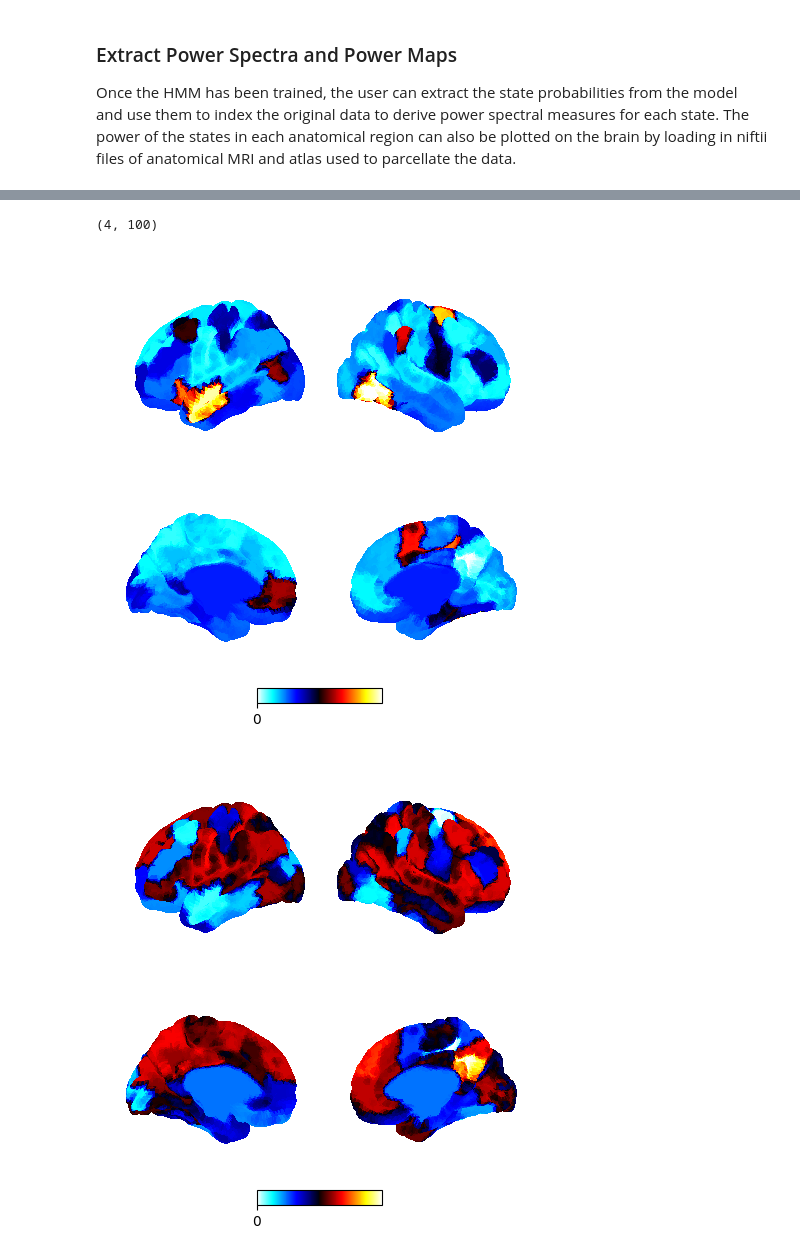
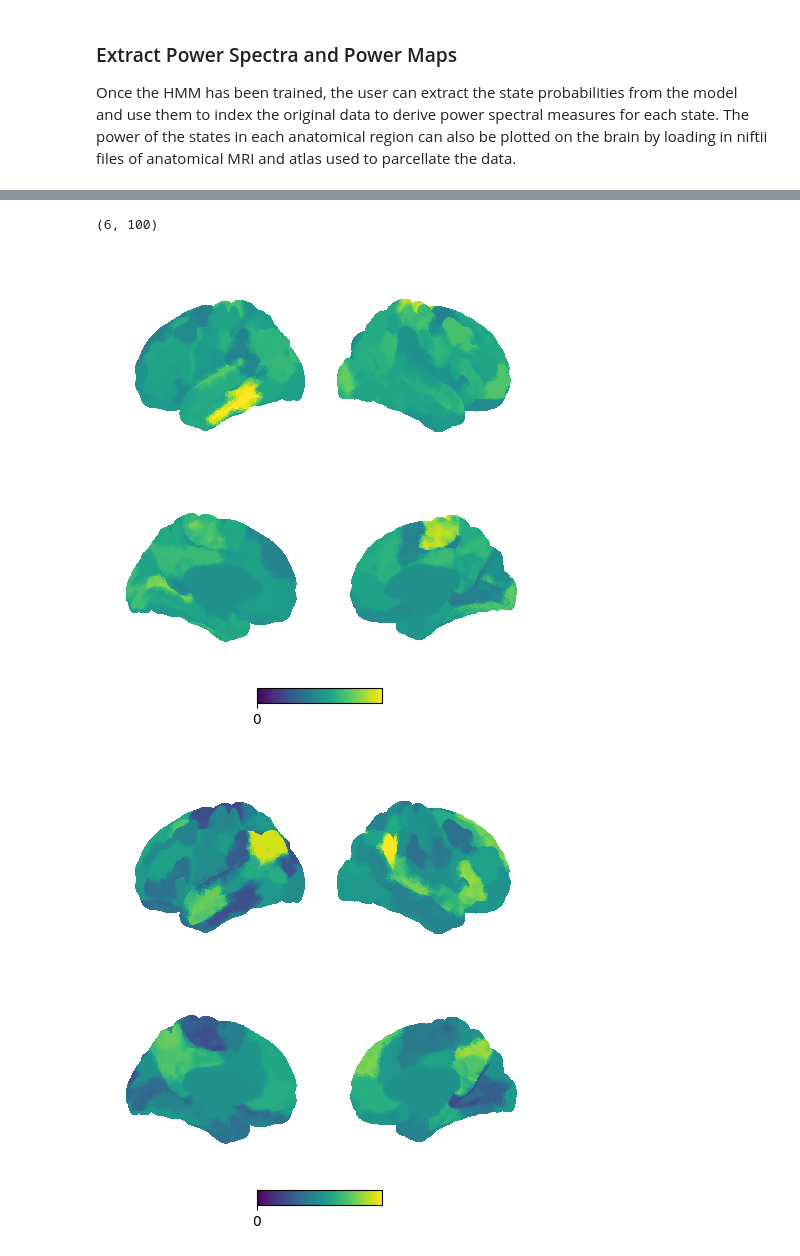
Before and after one commit to lindseypower/BurstDetection_Tutorials, a Jupyter notebook: Tutorials/HMM.ipynb, the cells around one changed output, grey strips where cells are left out. Drawn from its saved outputs; the diff is of its cells as text; code cells hidden in the pictures.

```diff
--- a/Tutorials/HMM.ipynb
+++ b/Tutorials/HMM.ipynb
@@ -45,7 +37,15 @@ schaefer_data = io.loadmat(data_path)
+# %%
+# Read in data - saved as 5 x 60 second chunks
+schaefer_data_list = []
+for i in range(1,6):
+    data_path = data_prefix + str(i) + '.mat'
+    curr_dat = io.loadmat(data_path)['Value']
+    schaefer_data_list.append(curr_dat)
+schaefer_data = np.concatenate(schaefer_data_list,axis=1)
 # %%
 # Configure data in format required by HMM
 data = Data(
-    schaefer_data['Value'].T,
+    schaefer_data.T,
     n_jobs = 1,
     sampling_frequency=1000,
 )
@@ -85,7 +85,7 @@ Data
 # %%
 # Setting hyperparameters of model
 config = Config(
-    n_states=4,
+    n_states=6,
     n_channels=data.n_channels,
     sequence_length=1000,
     learn_means=False,
@@ -190,6 +198,6 @@ alpha = model.get_alpha(data)
 # %%
 # Reload original data because it has been modified
-og_data = Data(schaefer_data['Value'].T, n_jobs = 1, sampling_frequency=1000)
+og_data = Data(schaefer_data.T, n_jobs = 1, sampling_frequency=1000)
 print(og_data)
 # %% [output]
 Data
@@ -239,19 +246,16 @@ fig, ax = plotting.plot_line(
 # %%
 ## Plot anatomical networks
 p = power.variance_from_spectra(f, psd)
 print(p.shape) # power maps
 
 fig, ax = power.save(
     p,
     mask_file=mask_file,
     parcellation_file=parcellation_file,
-    plot_kwargs={"symmetric_cbar": False},
-    #filename="TDE_HMM_bp_maps.png",
-    subtract_mean=True,
-    combined=True,
-    titles=[f"State {i}" for i in range(1, p.shape[0] + 1)],
+    plot_kwargs={"cmap": 'viridis'},
+    subtract_mean=True
 )
 # %% [output]
-(4, 100)
+(6, 100)
-[figure, old version]
+[figure, new version]
-[figure, old version]
+[figure, new version]
```
Also changed, not shown: parts of 14 cells of this notebook, 5 other files.
